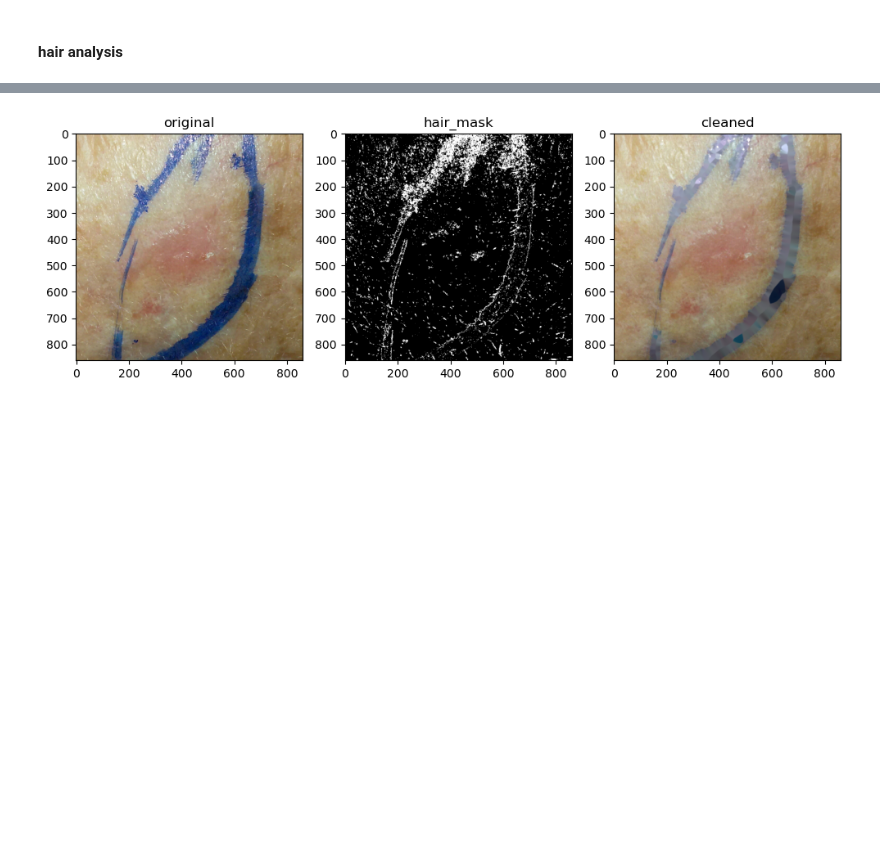
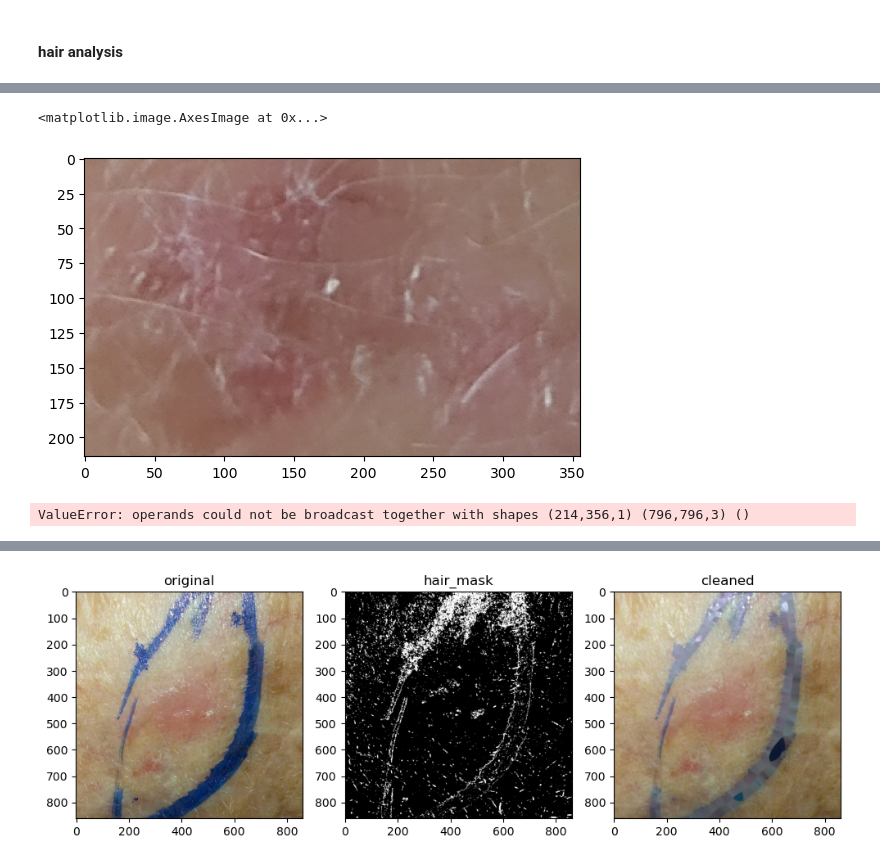
Before and after one commit to AkioAbe01/2026_PDS_Aardvark, a Jupyter notebook: src/hair.ipynb, the cells around one changed output, grey strips where cells are left out. Cells and saved outputs as stored; diff of their text form; code cells hidden in the pictures; blank space fills up the shorter version.

```diff
--- a/src/hair.ipynb
+++ b/src/hair.ipynb
@@ -207,0 +399,37 @@ show_rgb_channel('PAT_1181_659_231.png')
+# %%
+
+img_id = 'PAT_2051_4356_460.png'
+
+img_path = '../data/imgs/' + img_id
+mask_path = '../data/masks/' + img_id.replace('.png', '_mask.png')
+
+image = cv2.imread(img_path)
+mask = cv2.imread(mask_path, cv2.IMREAD_GRAYSCALE)
+new_mask = (mask > 0.5).astype('int')  # bool values
+
+image = cv2.cvtColor(image, cv2.COLOR_BGR2RGB)
+
+
+def crop_to_bbox(mask, img):
+    ys, xs = np.where(mask > 0)
+    if len(xs) == 0:
+        return np.nan
+    minr, maxr = ys.min(), ys.max()
+    minc, maxc = xs.min(), xs.max()
+    return mask[minr:maxr, minc:maxc], img[minr:maxr, minc:maxc, :]
+
+mask, img = crop_to_bbox(new_mask, image)
+plt.imshow(img)
+# %% [output]
+<matplotlib.image.AxesImage at 0x...>
+[figure, added]
+# %%
+# Ensure mask is boolean
+mask_bool = mask > 0
+
+# Create a masked image: keep lesion pixels, set others to black (0)
+# Need to broadcast mask to 3 channels: mask_bool[:, :, None] or mask_bool[..., np.newaxis]
+masked_image = np.where(mask_bool[:, :, None], image, 0)
+plt.imshow(masked_image);
+# %% [output]
+ValueError: operands could not be broadcast together with shapes (214,356,1) (796,796,3) ()
```
Also changed, not shown: parts of 44 cells of this notebook, 7 other files.
